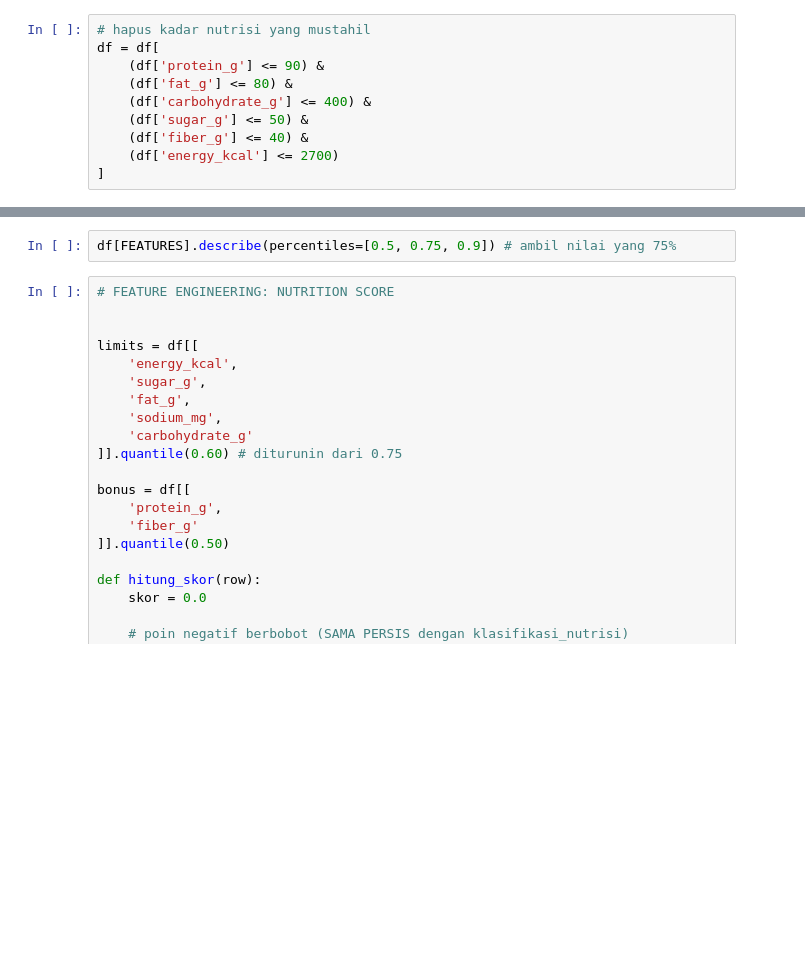
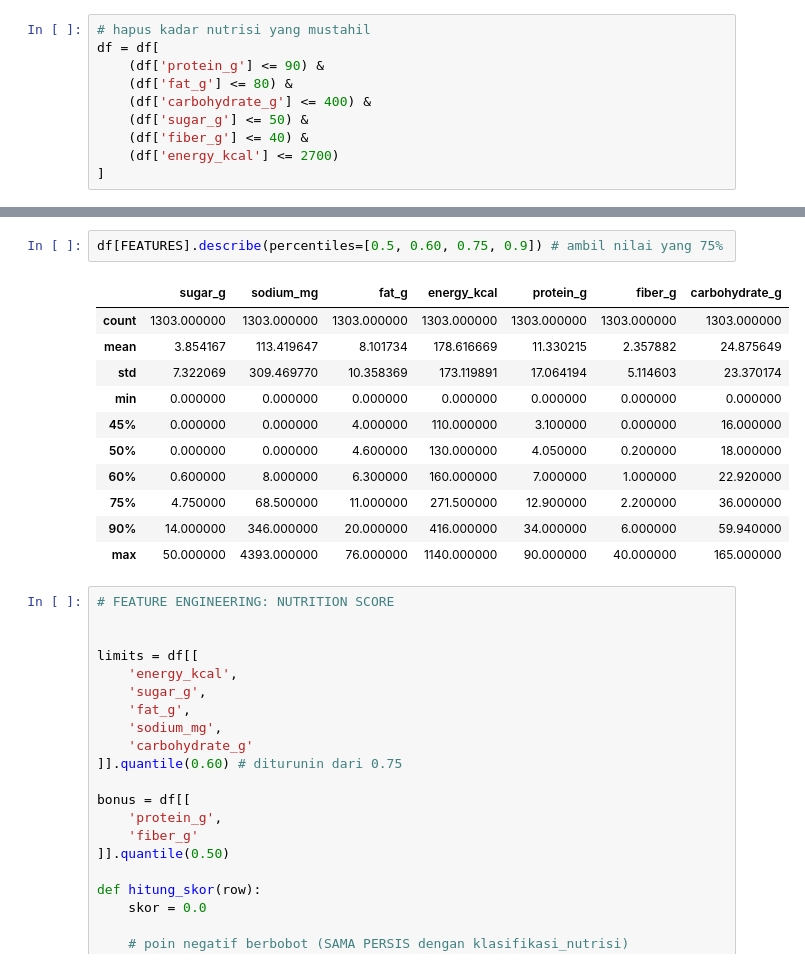
Before and after one commit to luthfanptr/klasifikasi-gizi, a Jupyter notebook: nutrition_classification.ipynb, the cells around one changed output, grey strips where cells are left out. Cells and saved outputs as stored; diff of their text form; blank space fills up the shorter version.

```diff
--- a/nutrition_classification.ipynb
+++ b/nutrition_classification.ipynb
@@ -70,5 +138,17 @@ sns.boxplot(data=df[FEATURES])
 # %%
-df[FEATURES].describe(percentiles=[0.5, 0.75, 0.9]) # ambil nilai yang 75%
+df[FEATURES].describe(percentiles=[0.5, 0.60, 0.75, 0.9]) # ambil nilai yang 75%
+# %% [output]
+|  | sugar_g | sodium_mg | fat_g | energy_kcal | protein_g | fiber_g | carbohydrate_g |
+| count | 1303.000000 | 1303.000000 | 1303.000000 | 1303.000000 | 1303.000000 | 1303.000000 | 1303.000000 |
+| mean | 3.854167 | 113.419647 | 8.101734 | 178.616669 | 11.330215 | 2.357882 | 24.875649 |
+| std | 7.322069 | 309.469770 | 10.358369 | 173.119891 | 17.064194 | 5.114603 | 23.370174 |
+| min | 0.000000 | 0.000000 | 0.000000 | 0.000000 | 0.000000 | 0.000000 | 0.000000 |
+| 45% | 0.000000 | 0.000000 | 4.000000 | 110.000000 | 3.100000 | 0.000000 | 16.000000 |
+| 50% | 0.000000 | 0.000000 | 4.600000 | 130.000000 | 4.050000 | 0.200000 | 18.000000 |
+| 60% | 0.600000 | 8.000000 | 6.300000 | 160.000000 | 7.000000 | 1.000000 | 22.920000 |
+| 75% | 4.750000 | 68.500000 | 11.000000 | 271.500000 | 12.900000 | 2.200000 | 36.000000 |
+| 90% | 14.000000 | 346.000000 | 20.000000 | 416.000000 | 34.000000 | 6.000000 | 59.940000 |
+| max | 50.000000 | 4393.000000 | 76.000000 | 1140.000000 | 90.000000 | 40.000000 | 165.000000 |
 # %%
 # FEATURE ENGINEERING: NUTRITION SCORE
 
```
Also changed, not shown: parts of 22 cells of this notebook, 3 other files.
